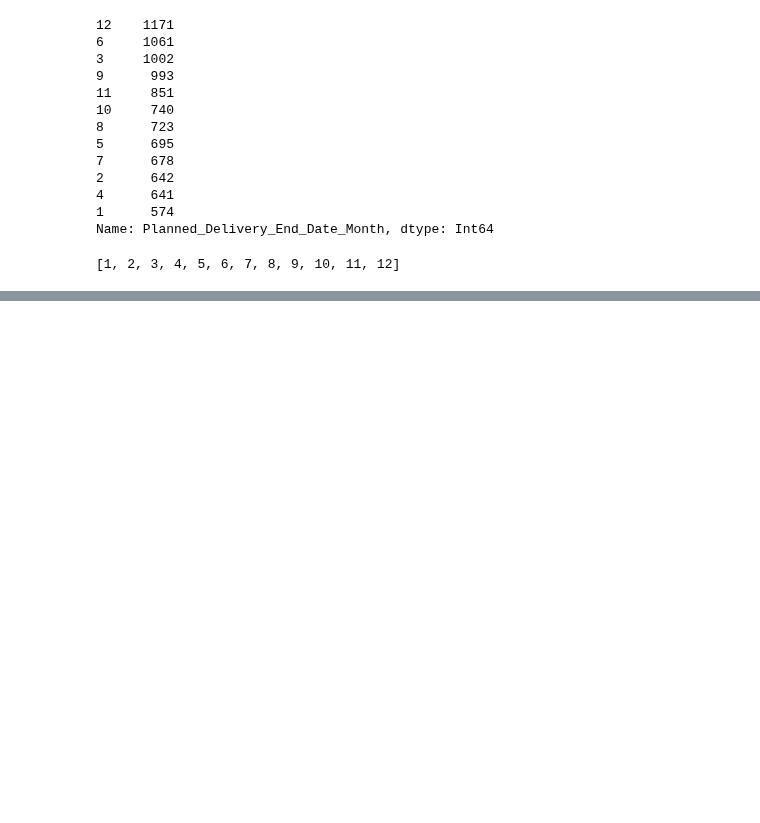
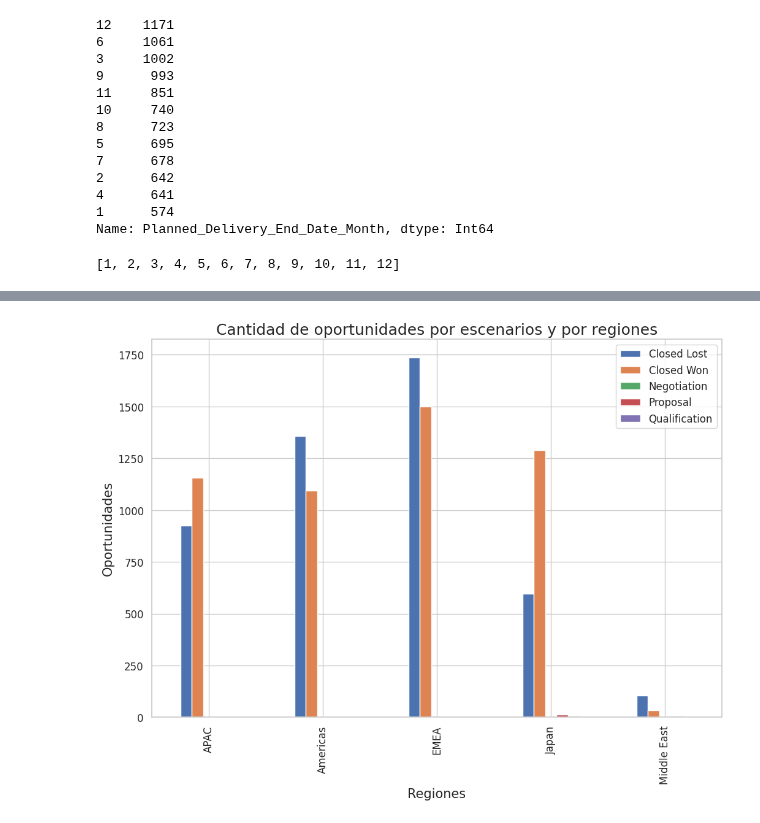
Before and after one commit to germanbc/Organizacion-de-Datos-2c2020-TP1, a Jupyter notebook: TP1-Sofia.ipynb, the cells around one changed output, grey strips where cells are left out. Drawn from its saved outputs; the diff is of its cells as text; code cells hidden in the pictures; blank space fills up the shorter version.

```diff
--- a/TP1-Sofia.ipynb
+++ b/TP1-Sofia.ipynb
@@ -833,0 +848,17 @@ plt.legend(loc='upper right', bbox_to_anchor=(0.1, 0.1))
+# %%
+#obtenemos las 5 areas con mas avisos, no se si esto esta bien me tira el mismo resultado que con el groupby, usado por Martin
+top_regions = opportunities['Region'].value_counts().sort_values(ascending=False).head(7).keys().tolist()
+
+df_top_stages = opportunities.loc[opportunities['Region'].isin(top_regions)]\
+    .groupby(['Region','Stage']).agg({'Region':'count'})\
+    .rename(columns = {'Region':'cant_oportunidades'})
+
+axs = df_top_stages.reset_index().pivot(index = 'Region', columns = 'Stage', values='cant_oportunidades')\
+    .plot(kind = 'bar', figsize =(12,8), fontsize = 12\
+          ,title ='Cantidad de oportunidades por escenarios y por regiones')
+axs.set_ylabel('Oportunidades', size = 15)
+axs.set_xlabel('Regiones', size = 15)
+axs.legend(fontsize = 12)
+axs.title.set_size(18)
+# %% [output]
+[figure, added]
```
Also changed, not shown: parts of 10 cells of this notebook.
